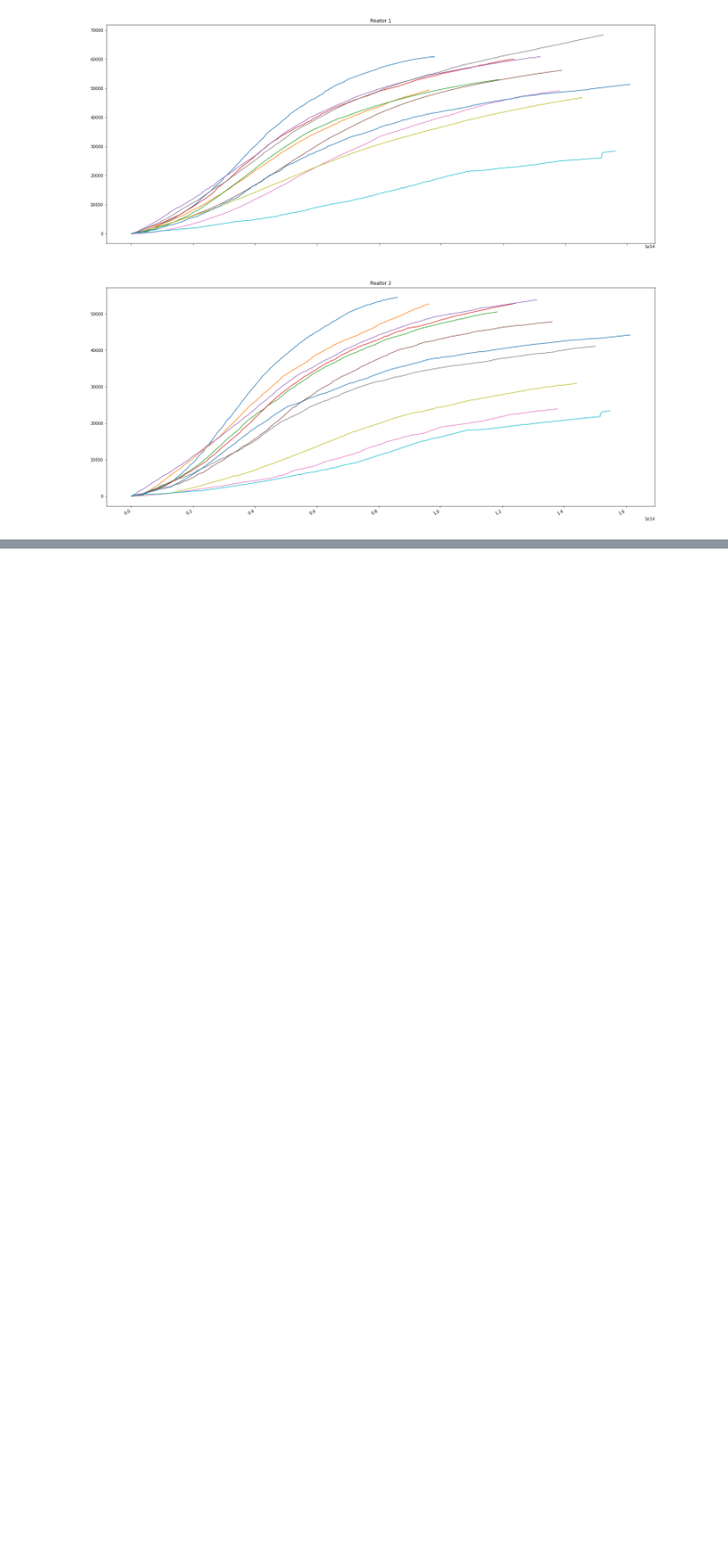
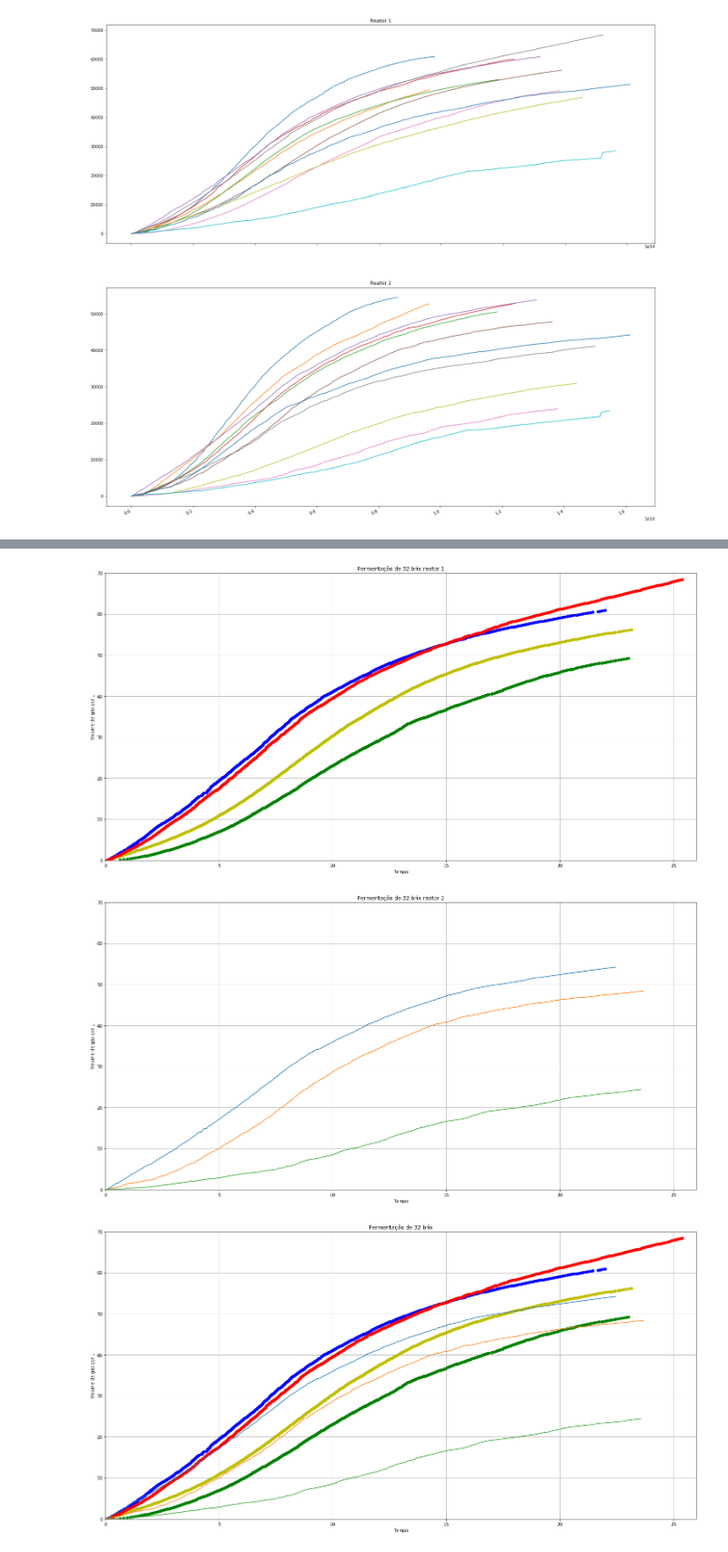
Before and after one commit to ericalbertodasilva/scada-reactor-fermentation, a Jupyter notebook: analytics/cleared_the_data.ipynb, the cells around one changed output, grey strips where cells are left out. Shown at 91% size. Drawn from its saved outputs; the diff is of its cells as text; code cells hidden in the pictures; blank space fills up the shorter version.

```diff
--- a/analytics/cleared_the_data.ipynb
+++ b/analytics/cleared_the_data.ipynb
@@ -378,0 +482,41 @@ fig.autofmt_xdate()
+# %%
+fig1, ax1 = plt.subplots(figsize=(24, 12))
+plt.grid(True)
+plt.ylabel('Volume de gás por L')
+plt.xlabel('Tempo')
+plt.xlim(0, 26)
+plt.ylim(0, 70)
+ax1.set_title("Fermentação de 32 brix reator 1")
+
+fig2, ax2 = plt.subplots(figsize=(24, 12))
+plt.ylabel('Volume de gás por L')
+plt.xlabel('Tempo')
+plt.grid(True)
+plt.xlim(0, 26)
+plt.ylim(0, 70)
+ax2.set_title("Fermentação de 32 brix reator 2")
+
+fig3, ax3 = plt.subplots(figsize=(24, 12))
+plt.ylabel('Volume de gás por L')
+plt.xlabel('Tempo')
+plt.grid(True)
+plt.xlim(0, 26)
+plt.ylim(0, 70)
+ax3.set_title("Fermentação de 32 brix")
+
+print("Legenda Reator 1")
+
+for tratamento, cor in [[14, 'bo'],[17,'yo'],[23, 'go'],[24, 'ro']]:
+    filter = register_reator_1.tratamento == tratamento
+    ax1.plot(((register_reator_1.data_registro[filter].iloc[:-4] - register_reator_1.data_registro[filter].iloc[:-4].min()).dt.total_seconds())/6000, (register_reator_1.reator_CO2_1[filter].iloc[:-4])/1000, cor)
+    ax3.plot(((register_reator_1.data_registro[filter].iloc[:-4] - register_reator_1.data_registro[filter].iloc[:-4].min()).dt.total_seconds())/6000, (register_reator_1.reator_CO2_1[filter].iloc[:-4])/1000, cor)
+    print("Tratamento: " + str(tratamento) + ", Cor: " + cor + ", data Inicial: " + str(register_reator_1.data_registro[filter].iloc[:-4].min()) + ", final: " + str(register_reator_1.data_registro[filter].iloc[:-4].max()))
+
+print("Legenda Reator 2")
+
+for tratamento, cor in [[18, 'b'],[21,'y'],[25, 'g']]:
+    filter = register_reator_2.tratamento == tratamento
+    ax2.plot(((register_reator_2.data_registro[filter] - register_reator_2.data_registro[filter].min()).dt.total_seconds())/6000, (register_reator_2.reator_CO2_2[filter])/1000, '-')
+    ax3.plot(((register_reator_2.data_registro[filter] - register_reator_2.data_registro[filter].min()).dt.total_seconds())/6000, (register_reator_2.reator_CO2_2[filter])/1000, '-')
+    print("Tratamento: " + str(tratamento) + ", Cor: " + cor + ", data Inicial: " + str(register_reator_2.data_registro[filter].min()) + ", final: " + str(register_reator_2.data_registro[filter].max()))
+# %% [output]
@@ -378,0 +532,3 @@ fig.autofmt_xdate()
+[figure, added]
+[figure, added]
+[figure, added]
```
Also changed, not shown: parts of 6 cells of this notebook.
